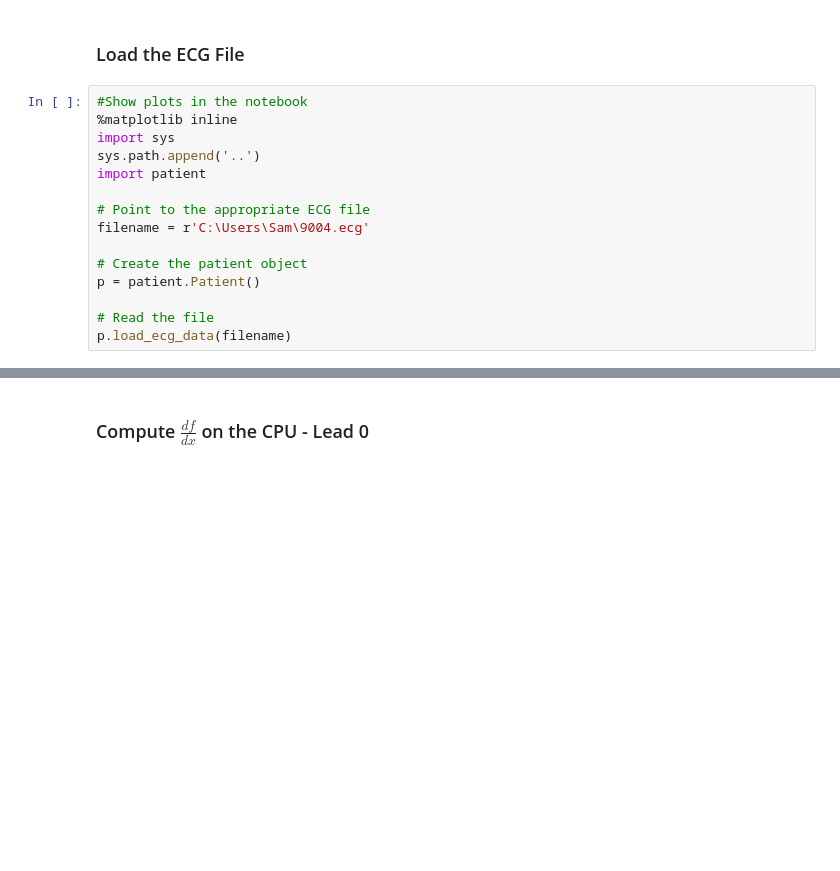
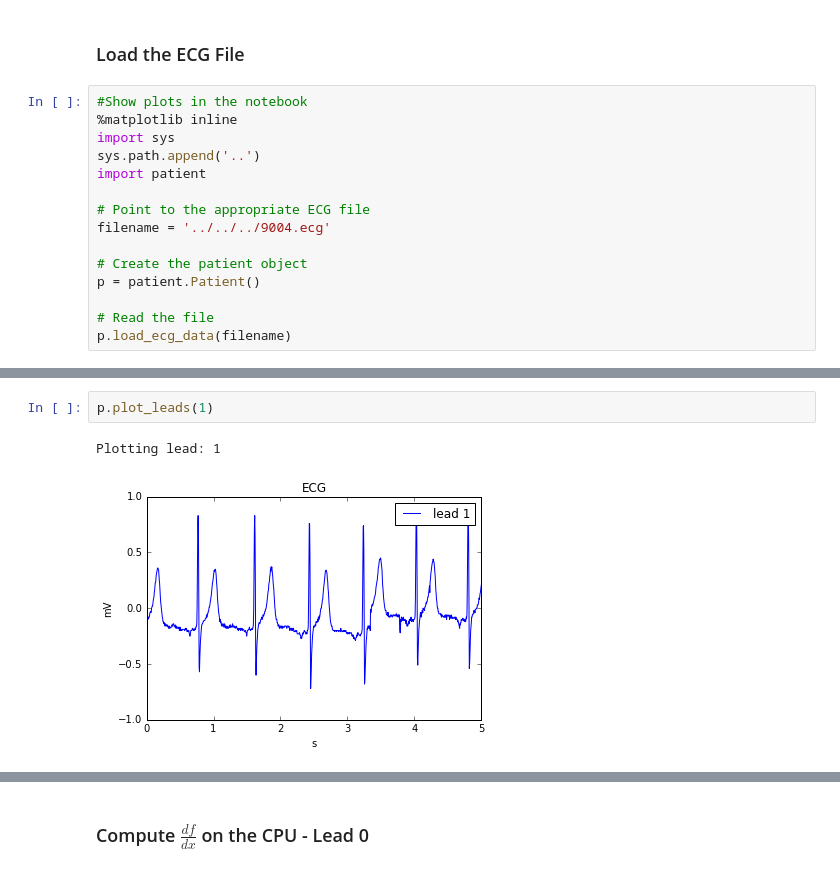
Before and after one commit to LastHex/ECE407Proj1, a Jupyter notebook: 1FebPresentation/Presentation.ipynb, the cells around one changed output, grey strips where cells are left out. Cells and saved outputs as stored; diff of their text form; blank space fills up the shorter version.

```diff
--- a/1FebPresentation/Presentation.ipynb
+++ b/1FebPresentation/Presentation.ipynb
@@ -10,7 +10,7 @@ sys.path.append('..')
 import patient
 
 # Point to the appropriate ECG file
-filename = r'C:\Users\Sam\9004.ecg'
+filename = '../../../9004.ecg'
 
 # Create the patient object
 p = patient.Patient()
@@ -29,0 +29,5 @@ Plotting lead: 0
+# %%
+p.plot_leads(1)
+# %% [output]
+Plotting lead: 1
+[figure, added]
```
Also changed, not shown: parts of 14 cells of this notebook, 5 other files.
